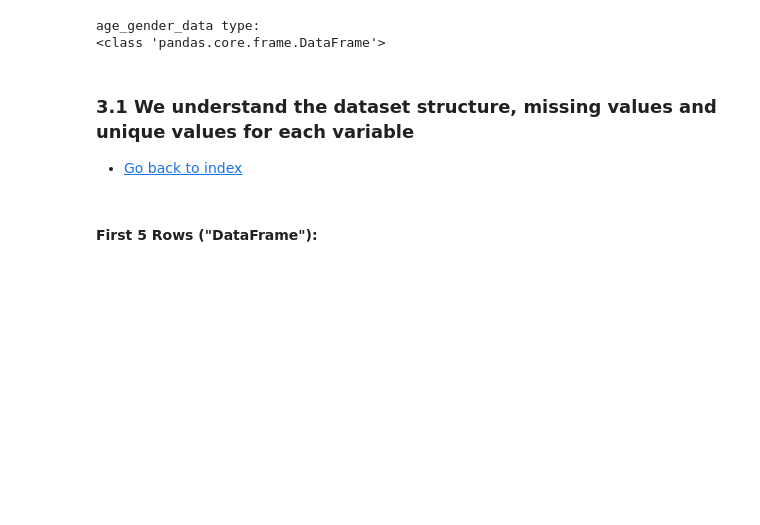
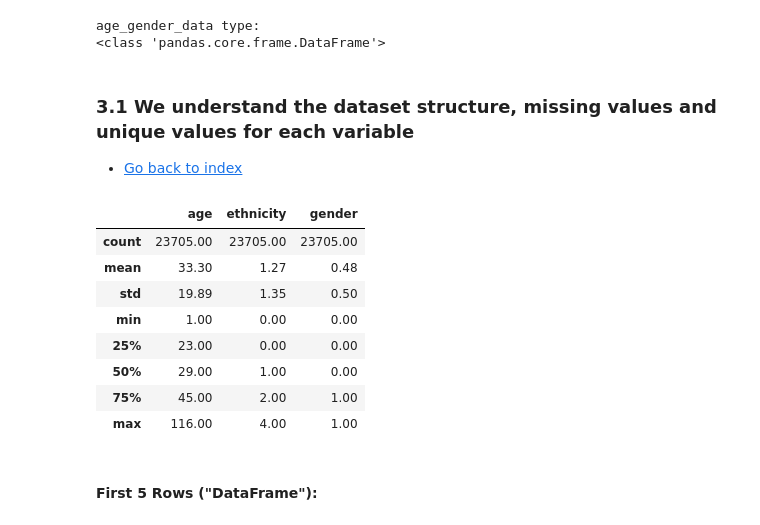
Before and after one commit to Fercv87/DL_Computer_Vision_Keras, a Jupyter notebook: 20240303_Neural_networks_Face_Recognition_v6_KERAS.ipynb, the cells around one changed output. Cells and saved outputs as stored; diff of their text form; code cells hidden in the pictures; blank space fills up the shorter version.

```diff
--- a/20240303_Neural_networks_Face_Recognition_v6_KERAS.ipynb
+++ b/20240303_Neural_networks_Face_Recognition_v6_KERAS.ipynb
@@ -378,6 +394,18 @@ age_gender_data type:
 ### 3.1 We understand the dataset structure, missing values and unique values for each variable <a id="section31"></a>
 
 * [Go back to index](#index)
+# %%
+age_gender_data.describe().round(2)
+# %% [output]
+|  | age | ethnicity | gender |
+| count | 23705.00 | 23705.00 | 23705.00 |
+| mean | 33.30 | 1.27 | 0.48 |
+| std | 19.89 | 1.35 | 0.50 |
+| min | 1.00 | 0.00 | 0.00 |
+| 25% | 23.00 | 0.00 | 0.00 |
+| 50% | 29.00 | 1.00 | 0.00 |
+| 75% | 45.00 | 2.00 | 1.00 |
+| max | 116.00 | 4.00 | 1.00 |
 # %%
 glimpser = DataFrameGlimpser(age_gender_data)
 #glimpser.set_df_name('age_gender_data')  # Optional: Set a custom name
```
Also changed, not shown: parts of 22 cells of this notebook, 1 other file.
